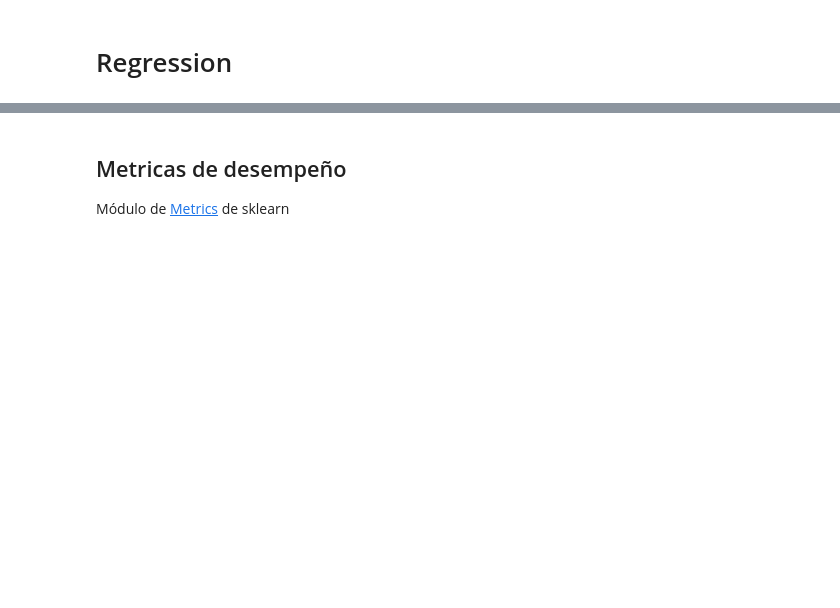
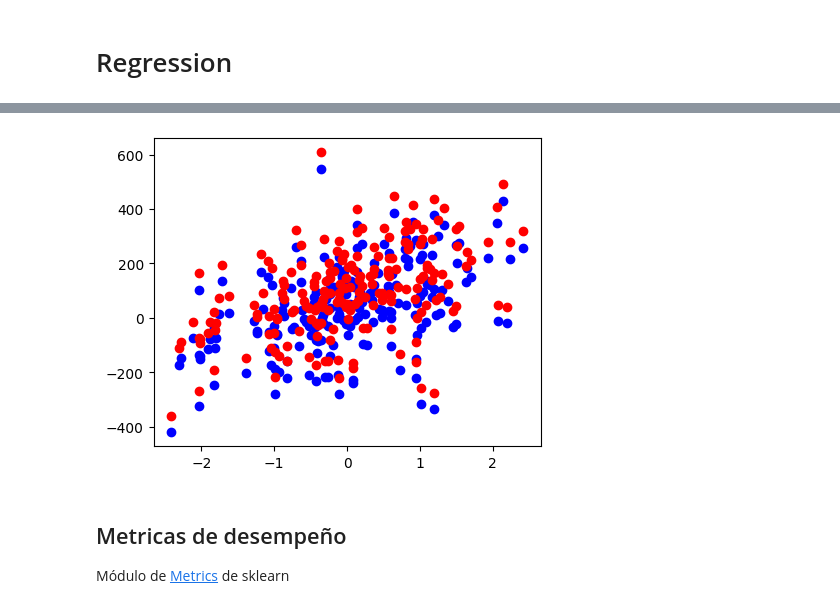
Before and after one commit to FelipeSaCh/machine_learning, a Jupyter notebook: Sem_05/Supervised_Metrics.ipynb, the cells around one changed output, grey strips where cells are left out. Cells and saved outputs as stored; diff of their text form; code cells hidden in the pictures; blank space fills up the shorter version.

```diff
--- a/Sem_05/Supervised_Metrics.ipynb
+++ b/Sem_05/Supervised_Metrics.ipynb
@@ -239,3 +225,15 @@ _
+# %%
+# Train a linear regression
+lr = LinearRegression()
+lr.fit(X_train, y_train)
+pred=lr.predict(X_test)
+
+_,axes=plt.subplots(figsize=(5,4))
+plt.scatter(X_test[:,0], y_test, color="blue", label="Datos reales")
+plt.scatter(X_test[:,0], pred, color="red", label="Datos reales")
+plt.show()
+# %% [output]
+[figure, added]
 # %% [markdown]
 ## Metricas de desempeño
 
```
Also changed, not shown: parts of 11 cells of this notebook.
